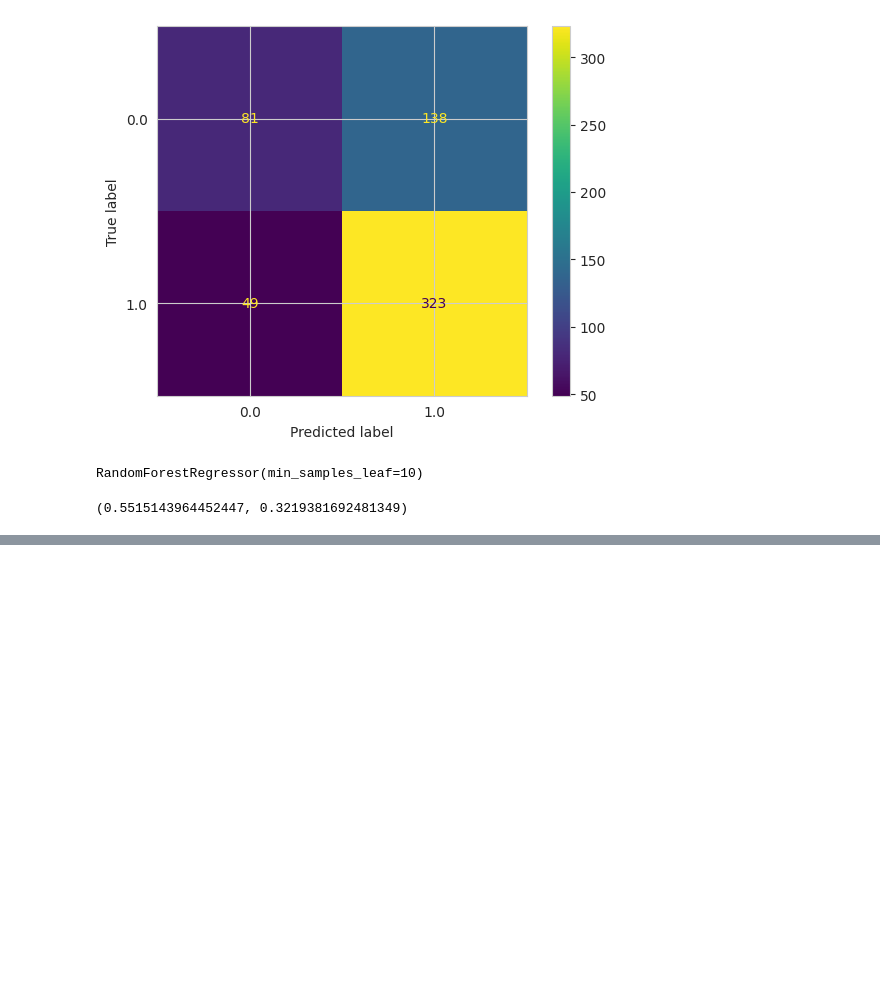
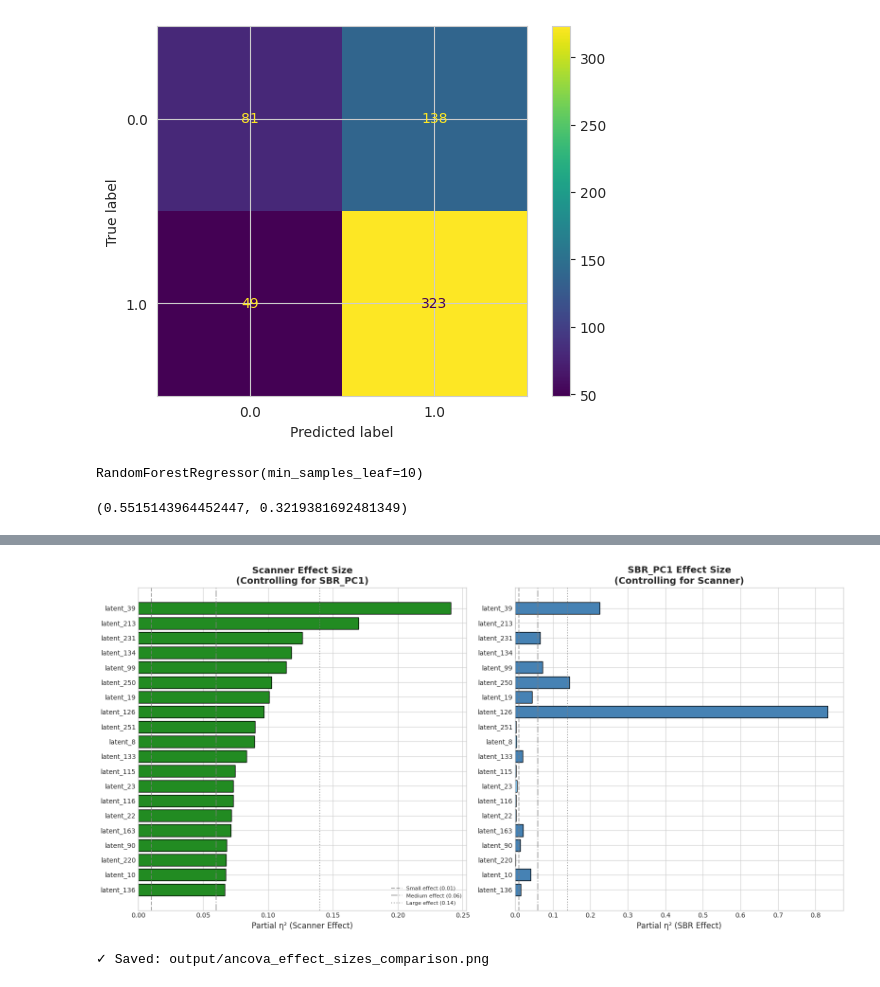
Before and after one commit to figoo210/unsupervised-parkinsons-imaging, a Jupyter notebook: 5.1.1_Dimension_Factor_Correlation_Analysis_Strict.ipynb, the cells around one changed output, grey strips where cells are left out. Drawn from its saved outputs; the diff is of its cells as text; code cells hidden in the pictures; blank space fills up the shorter version.

Commit message:
add ancova analysis

```diff
--- a/5.1.1_Dimension_Factor_Correlation_Analysis_Strict.ipynb
+++ b/5.1.1_Dimension_Factor_Correlation_Analysis_Strict.ipynb
@@ -951,0 +954,13 @@ model.score(X,y),model.score(Xv,yv)
+# %%
+# Additional imports for ANCOVA
+import statsmodels.api as sm
+from statsmodels.formula.api import ols
+from statsmodels.stats.multicomp import pairwise_tukeyhsd
+import matplotlib.pyplot as plt
+import seaborn as sns
+import pandas as pd
+import numpy as np
+
+# Set style for visualizations
+plt.style.use('seaborn-v0_8-whitegrid')
+sns.set_palette("husl")
@@ -951,0 +1105,45 @@ model.score(X,y),model.score(Xv,yv)
+# %%
+# Visualization 1: Bar plot comparing Scanner vs SBR effect sizes
+fig, axes = plt.subplots(1, 2, figsize=(16, 8))
+
+# Top 20 dimensions for visualization
+top_n = 20
+df_top = df_ancova.head(top_n)
+
+# Left plot: Scanner Partial Eta-Squared
+ax1 = axes[0]
+colors1 = ['forestgreen' if surv else 'lightcoral'
+           for surv in df_top['Scanner_Survives_Bonferroni']]
+bars1 = ax1.barh(range(top_n), df_top['Scanner_Partial_Eta_Sq'].values, color=colors1, edgecolor='black')
+ax1.set_yticks(range(top_n))
+ax1.set_yticklabels(df_top['Dimension'].values, fontsize=10)
+ax1.invert_yaxis()
+ax1.set_xlabel('Partial η² (Scanner Effect)', fontsize=12)
+ax1.set_title(f'Scanner Effect Size\n(Controlling for {covariate_col})', fontsize=14, fontweight='bold')
+ax1.axvline(x=0.01, color='gray', linestyle='--', alpha=0.7, label='Small effect (0.01)')
+ax1.axvline(x=0.06, color='gray', linestyle='-.', alpha=0.7, label='Medium effect (0.06)')
+ax1.axvline(x=0.14, color='gray', linestyle=':', alpha=0.7, label='Large effect (0.14)')
+ax1.legend(fontsize=8)
+
+# Right plot: SBR Covariate Partial Eta-Squared
+ax2 = axes[1]
+colors2 = ['steelblue' if surv else 'lightskyblue'
+           for surv in df_top['Cov_Survives_Bonferroni']]
+bars2 = ax2.barh(range(top_n), df_top['Covariate_Partial_Eta_Sq'].values, color=colors2, edgecolor='black')
+ax2.set_yticks(range(top_n))
+ax2.set_yticklabels(df_top['Dimension'].values, fontsize=10)
+ax2.invert_yaxis()
+ax2.set_xlabel('Partial η² (SBR Effect)', fontsize=12)
+ax2.set_title(f'{covariate_col} Effect Size\n(Controlling for Scanner)', fontsize=14, fontweight='bold')
+ax2.axvline(x=0.01, color='gray', linestyle='--', alpha=0.7)
+ax2.axvline(x=0.06, color='gray', linestyle='-.', alpha=0.7)
+ax2.axvline(x=0.14, color='gray', linestyle=':', alpha=0.7)
+
+plt.tight_layout()
+plt.savefig('output/ancova_effect_sizes_comparison.png', dpi=150, bbox_inches='tight')
+plt.show()
+
+print("\n✓ Saved: output/ancova_effect_sizes_comparison.png")
+# %% [output]
+[figure, added]
+✓ Saved: output/ancova_effect_sizes_comparison.png
```
Also changed, not shown: parts of 10 cells of this notebook, 6 other files.
